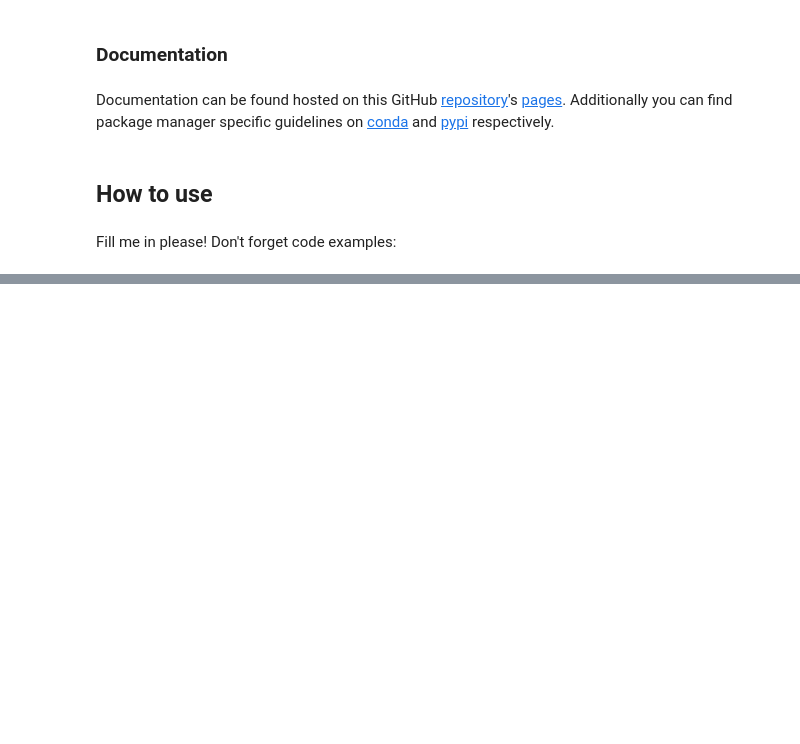
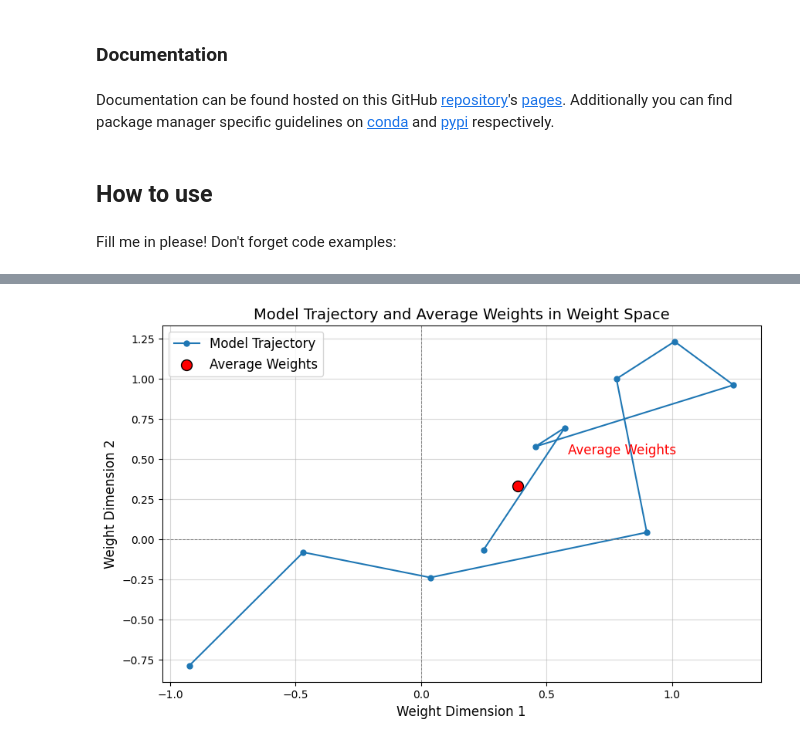
Before and after one commit to Ahmed-Khaled-Saleh/fedai, a Jupyter notebook: nbs/index.ipynb, the cells around one changed output, grey strips where cells are left out. Cells and saved outputs as stored; diff of their text form; code cells hidden in the pictures; blank space fills up the shorter version.

```diff
--- a/nbs/index.ipynb
+++ b/nbs/index.ipynb
@@ -72,0 +309,31 @@ Fill me in please! Don't forget code examples:
+# %%
+import numpy as np
+import matplotlib.pyplot as plt
+
+# Simulate a model trajectory in a 2D weight space for visualization
+np.random.seed(42)
+steps = 10
+trajectory = np.cumsum(np.random.randn(steps, 2) * 0.5, axis=0)
+
+# Compute the average weights
+average_weights = np.mean(trajectory, axis=0)
+
+# Plot the trajectory and the average
+plt.figure(figsize=(10, 6))
+plt.plot(trajectory[:, 0], trajectory[:, 1], '-o', label='Model Trajectory', markersize=5)
+plt.scatter(*average_weights, color='red', label='Average Weights', s=100, edgecolor='black')
+
+# Annotate the average weights
+plt.text(average_weights[0] + 0.2, average_weights[1] + 0.2, 'Average Weights', fontsize=12, color='red')
+
+# Add plot details
+plt.title('Model Trajectory and Average Weights in Weight Space', fontsize=14)
+plt.xlabel('Weight Dimension 1', fontsize=12)
+plt.ylabel('Weight Dimension 2', fontsize=12)
+plt.axhline(0, color='gray', linestyle='--', linewidth=0.7)
+plt.axvline(0, color='gray', linestyle='--', linewidth=0.7)
+plt.legend(fontsize=12)
+plt.grid(alpha=0.5)
+plt.show()
+# %% [output]
+[figure, added]
```
Also changed, not shown: parts of 27 cells of this notebook, 17 other files.
